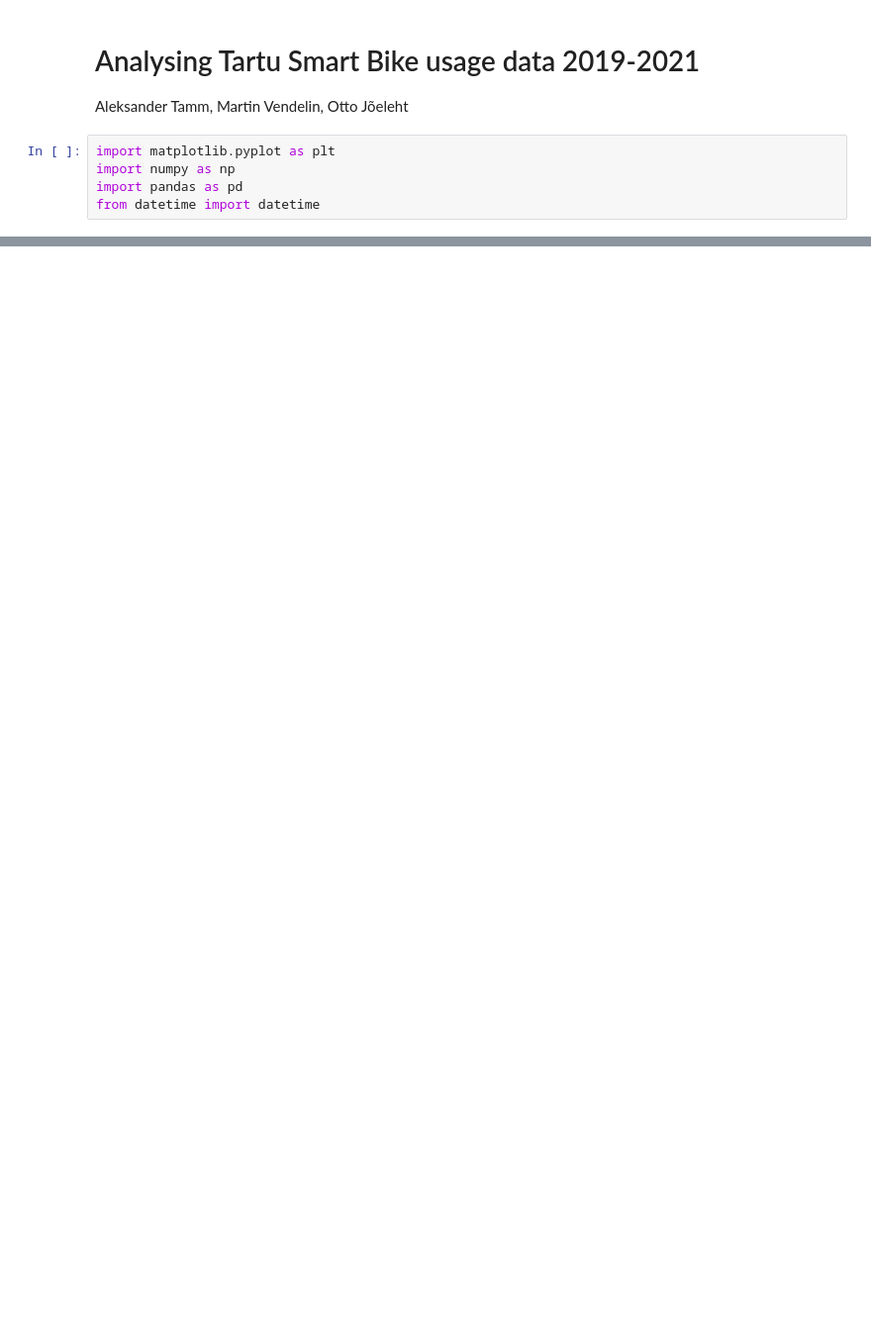
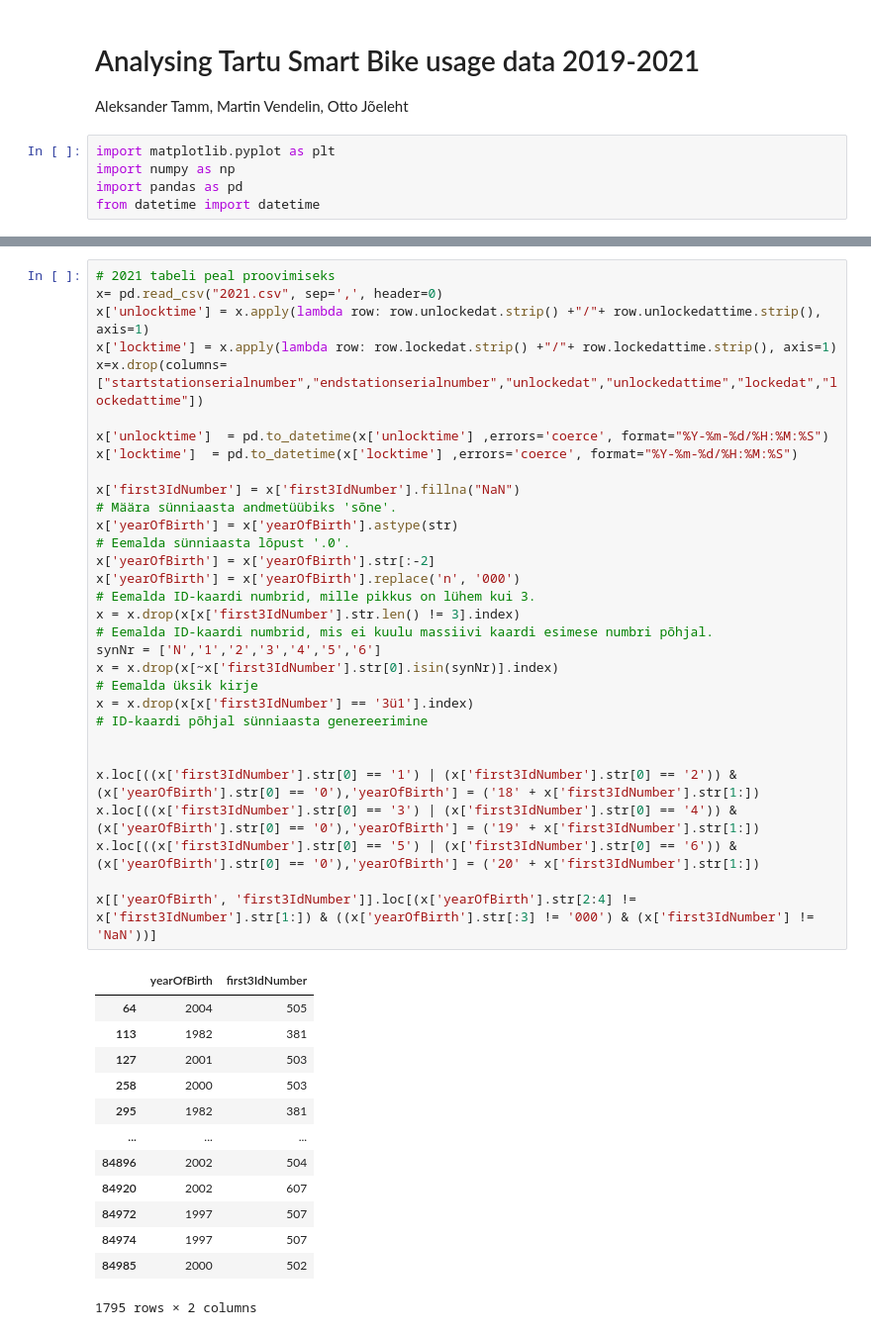
Before and after one commit to OttoJoeleht/IDS-2021-C2, a Jupyter notebook: Analysing Tartu Smart Bike usage data 2019-2021.ipynb, the cells around one changed output, grey strips where cells are left out. Shown at 99% size. Cells and saved outputs as stored; diff of their text form; blank space fills up the shorter version.

```diff
--- a/Analysing Tartu Smart Bike usage data 2019-2021.ipynb
+++ b/Analysing Tartu Smart Bike usage data 2019-2021.ipynb
@@ -146,0 +120,45 @@ TypeError: unsupported operand type(s) for -: 'str' and 'str'
+# %%
+# 2021 tabeli peal proovimiseks
+x= pd.read_csv("2021.csv", sep=',', header=0)
+x['unlocktime'] = x.apply(lambda row: row.unlockedat.strip() +"/"+ row.unlockedattime.strip(), axis=1)
+x['locktime'] = x.apply(lambda row: row.lockedat.strip() +"/"+ row.lockedattime.strip(), axis=1)
+x=x.drop(columns=["startstationserialnumber","endstationserialnumber","unlockedat","unlockedattime","lockedat","lockedattime"])
+
+x['unlocktime']  = pd.to_datetime(x['unlocktime'] ,errors='coerce', format="%Y-%m-%d/%H:%M:%S")
+x['locktime']  = pd.to_datetime(x['locktime'] ,errors='coerce', format="%Y-%m-%d/%H:%M:%S")
+
+x['first3IdNumber'] = x['first3IdNumber'].fillna("NaN")
+# Määra sünniaasta andmetüübiks 'sõne'.
+x['yearOfBirth'] = x['yearOfBirth'].astype(str)
+# Eemalda sünniaasta lõpust '.0'.
+x['yearOfBirth'] = x['yearOfBirth'].str[:-2]
+x['yearOfBirth'] = x['yearOfBirth'].replace('n', '000')
+# Eemalda ID-kaardi numbrid, mille pikkus on lühem kui 3.
+x = x.drop(x[x['first3IdNumber'].str.len() != 3].index)
+# Eemalda ID-kaardi numbrid, mis ei kuulu massiivi kaardi esimese numbri põhjal.
+synNr = ['N','1','2','3','4','5','6']
+x = x.drop(x[~x['first3IdNumber'].str[0].isin(synNr)].index)
+# Eemalda üksik kirje
+x = x.drop(x[x['first3IdNumber'] == '3ü1'].index)
+# ID-kaardi põhjal sünniaasta genereerimine
+
+
+x.loc[((x['first3IdNumber'].str[0] == '1') | (x['first3IdNumber'].str[0] == '2')) & (x['yearOfBirth'].str[0] == '0'),'yearOfBirth'] = ('18' + x['first3IdNumber'].str[1:])
+x.loc[((x['first3IdNumber'].str[0] == '3') | (x['first3IdNumber'].str[0] == '4')) & (x['yearOfBirth'].str[0] == '0'),'yearOfBirth'] = ('19' + x['first3IdNumber'].str[1:])
+x.loc[((x['first3IdNumber'].str[0] == '5') | (x['first3IdNumber'].str[0] == '6')) & (x['yearOfBirth'].str[0] == '0'),'yearOfBirth'] = ('20' + x['first3IdNumber'].str[1:])
+
+x[['yearOfBirth', 'first3IdNumber']].loc[(x['yearOfBirth'].str[2:4] != x['first3IdNumber'].str[1:]) & ((x['yearOfBirth'].str[:3] != '000') & (x['first3IdNumber'] != 'NaN'))]
+# %% [output]
+|  | yearOfBirth | first3IdNumber |
+| 64 | 2004 | 505 |
+| 113 | 1982 | 381 |
+| 127 | 2001 | 503 |
+| 258 | 2000 | 503 |
+| 295 | 1982 | 381 |
+| ... | ... | ... |
+| 84896 | 2002 | 504 |
+| 84920 | 2002 | 607 |
+| 84972 | 1997 | 507 |
+| 84974 | 1997 | 507 |
+| 84985 | 2000 | 502 |
+1795 rows × 2 columns
```
Also changed, not shown: parts of 11 cells of this notebook.
